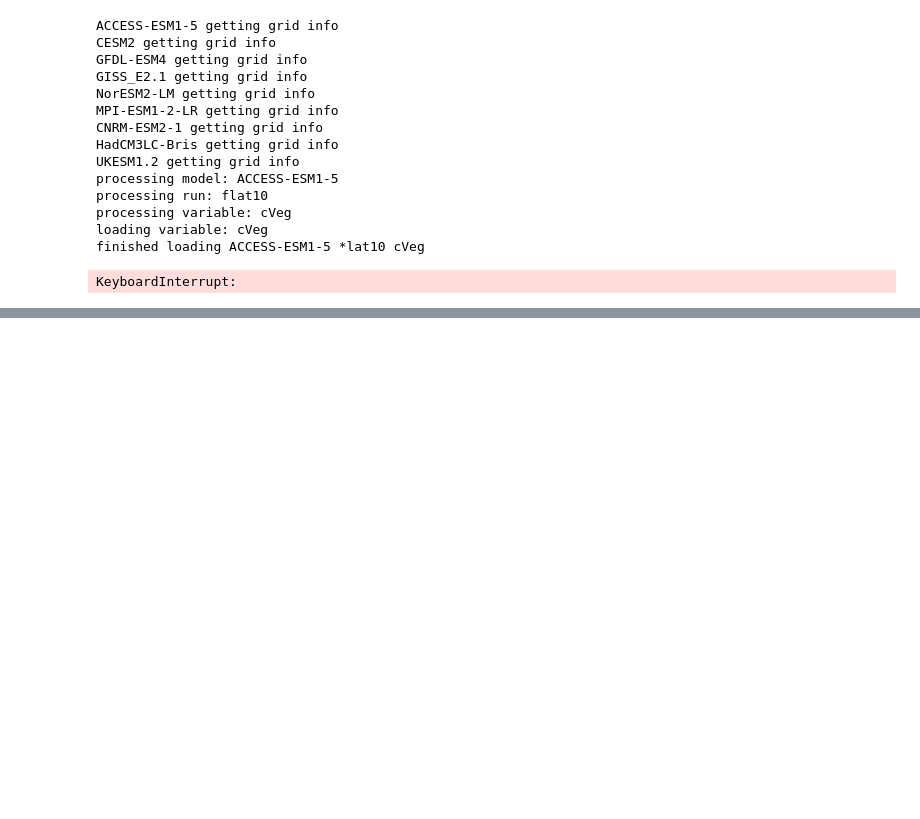
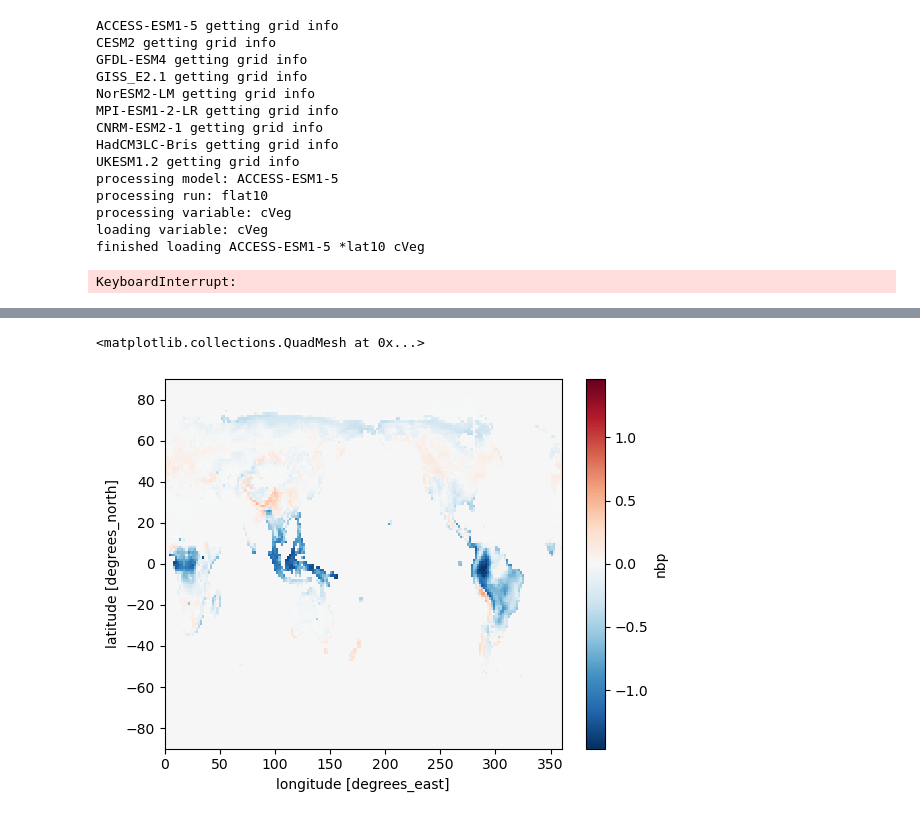
Before and after one commit to aswann/flat10MIP_analysis, a Jupyter notebook: create_metrics_matrix_onemodat_monthly.ipynb, the cells around one changed output, grey strips where cells are left out. Saved outputs shown, nothing was run; the diff lists cells and outputs as text; code cells hidden in the pictures; blank space fills up the shorter version.

```diff
--- a/create_metrics_matrix_onemodat_monthly.ipynb
+++ b/create_metrics_matrix_onemodat_monthly.ipynb
@@ -726,0 +912,2 @@ KeyboardInterrupt:
+# %%
+dsnbp=xr.open_dataset('/glade/campaign/cgd/tss/people/aswann/flat10/UKESM__try1/flat10/dg403_flat10_nbp.nc')
@@ -726,0 +934,5 @@ KeyboardInterrupt:
+# %%
+dsnbp.nbp.mean(dim='time').plot()
+# %% [output]
+<matplotlib.collections.QuadMesh at 0x...>
+[figure, added]
```
Also changed, not shown: parts of 15 cells of this notebook, 29 other files.
